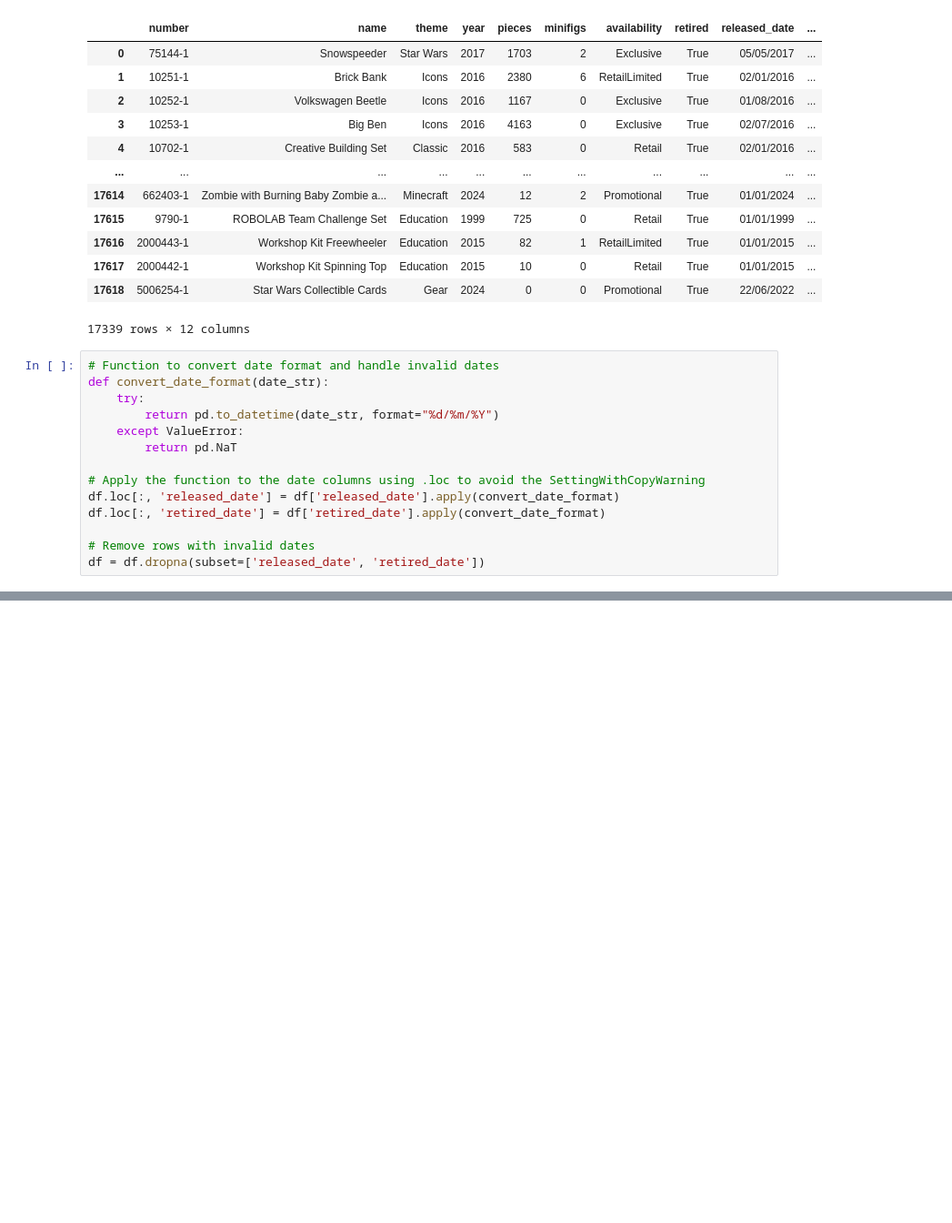
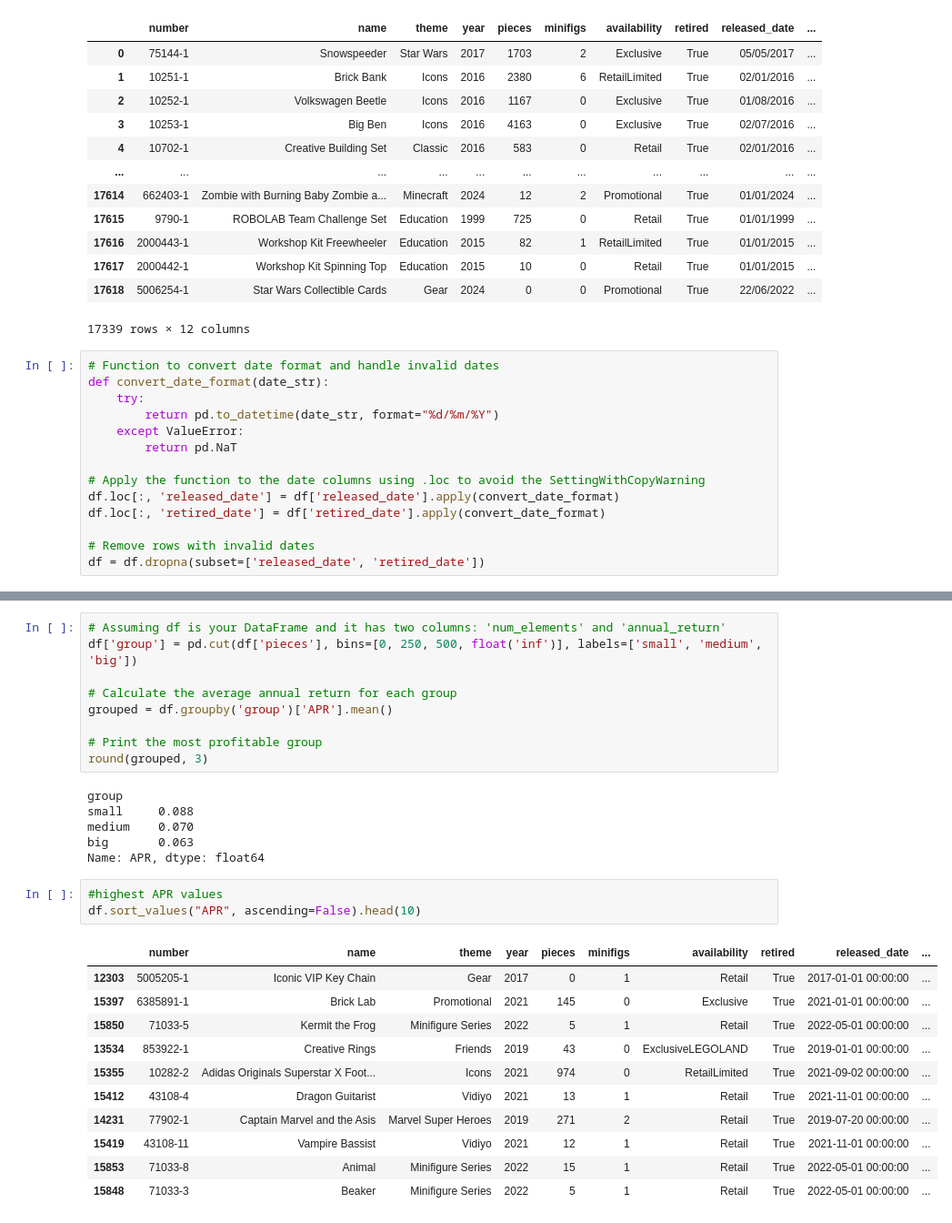
Before and after one commit to dawidgrabarczyk/lego-investment-analysis, a Jupyter notebook: lego.ipynb, the cells around one changed output, grey strips where cells are left out. Shown: that part at 91% size. Cells and saved outputs as stored; diff of their text form; blank space fills up the shorter version.

```diff
--- a/lego.ipynb
+++ b/lego.ipynb
@@ -122,0 +218,30 @@ df
+# %%
+# Assuming df is your DataFrame and it has two columns: 'num_elements' and 'annual_return'
+df['group'] = pd.cut(df['pieces'], bins=[0, 250, 500, float('inf')], labels=['small', 'medium', 'big'])
+
+# Calculate the average annual return for each group
+grouped = df.groupby('group')['APR'].mean()
+
+# Print the most profitable group
+round(grouped, 3)
+# %% [output]
+group
+small     0.088
+medium    0.070
+big       0.063
+Name: APR, dtype: float64
+# %%
+#highest APR values
+df.sort_values("APR", ascending=False).head(10)
+# %% [output]
+|  | number | name | theme | year | pieces | minifigs | availability | retired | released_date | ... |
+| 12303 | 5005205-1 | Iconic VIP Key Chain | Gear | 2017 | 0 | 1 | Retail | True | 2017-01-01 00:00:00 | ... |
+| 15397 | 6385891-1 | Brick Lab | Promotional | 2021 | 145 | 0 | Exclusive | True | 2021-01-01 00:00:00 | ... |
+| 15850 | 71033-5 | Kermit the Frog | Minifigure Series | 2022 | 5 | 1 | Retail | True | 2022-05-01 00:00:00 | ... |
+| 13534 | 853922-1 | Creative Rings | Friends | 2019 | 43 | 0 | ExclusiveLEGOLAND | True | 2019-01-01 00:00:00 | ... |
+| 15355 | 10282-2 | Adidas Originals Superstar X Foot... | Icons | 2021 | 974 | 0 | RetailLimited | True | 2021-09-02 00:00:00 | ... |
+| 15412 | 43108-4 | Dragon Guitarist | Vidiyo | 2021 | 13 | 1 | Retail | True | 2021-11-01 00:00:00 | ... |
+| 14231 | 77902-1 | Captain Marvel and the Asis | Marvel Super Heroes | 2019 | 271 | 2 | Retail | True | 2019-07-20 00:00:00 | ... |
+| 15419 | 43108-11 | Vampire Bassist | Vidiyo | 2021 | 12 | 1 | Retail | True | 2021-11-01 00:00:00 | ... |
+| 15853 | 71033-8 | Animal | Minifigure Series | 2022 | 15 | 1 | Retail | True | 2022-05-01 00:00:00 | ... |
+| 15848 | 71033-3 | Beaker | Minifigure Series | 2022 | 5 | 1 | Retail | True | 2022-05-01 00:00:00 | ... |
```
Also changed, not shown: parts of 11 cells of this notebook, 1 other file.
